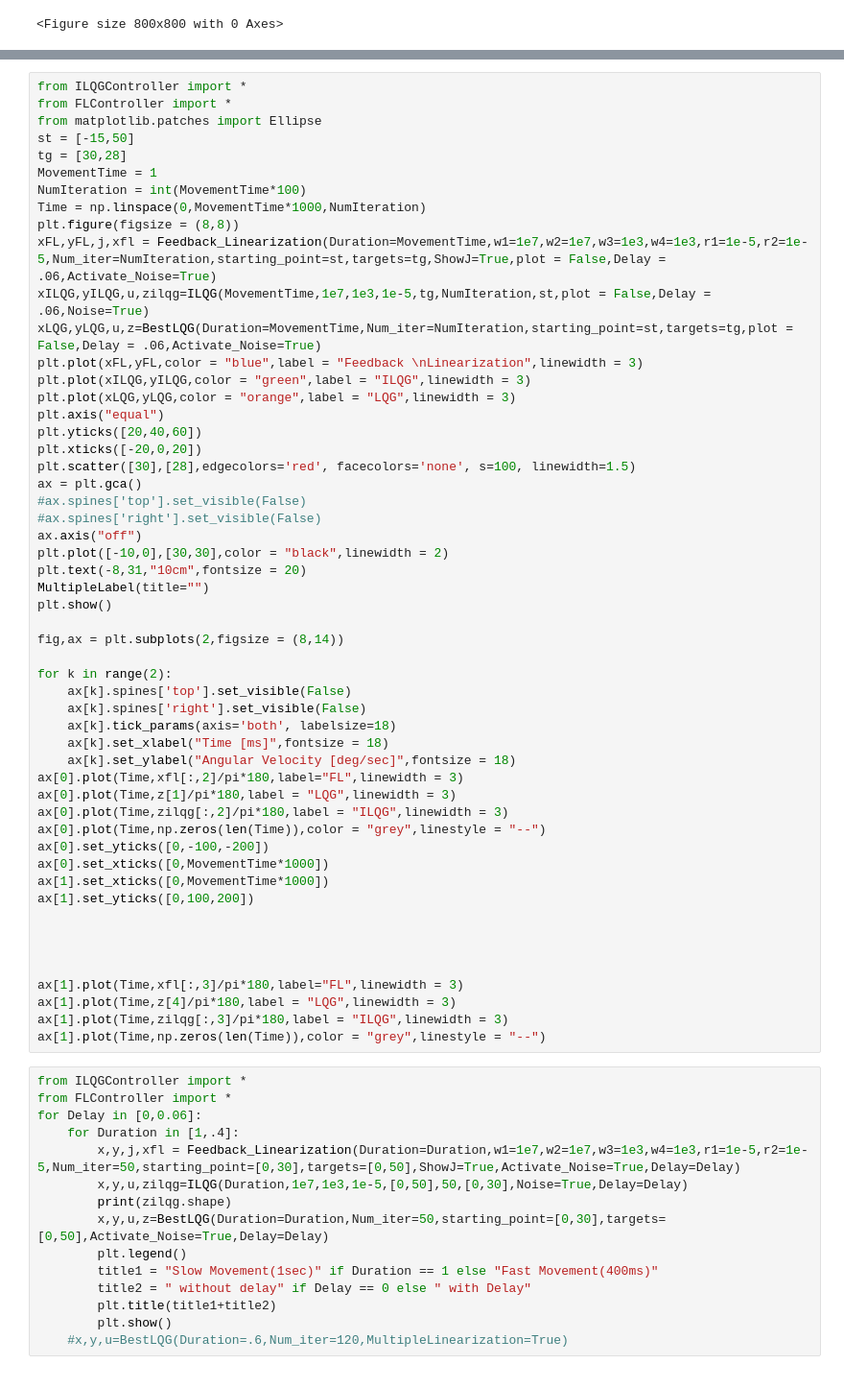
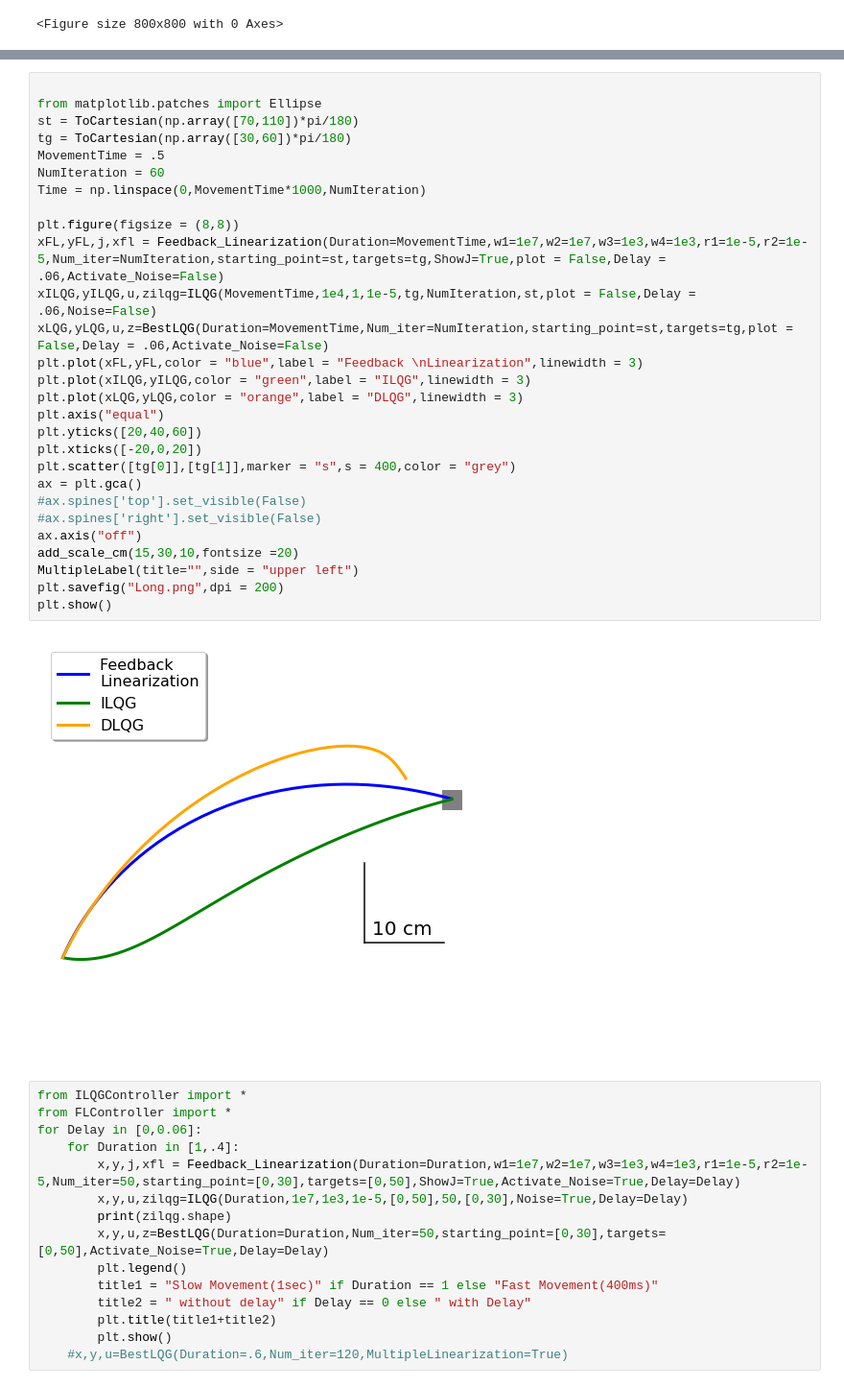
Before and after one commit to AlexandreThy/PhD, a Jupyter notebook: CurrentParts/BestLQG.ipynb, the cells around one changed output, grey strips where cells are left out. Shown at 96% size. Cells and saved outputs as stored; diff of their text form.

```diff
--- a/CurrentParts/BestLQG.ipynb
+++ b/CurrentParts/BestLQG.ipynb
@@ -269,56 +275,33 @@ plt.subplots_adjust(wspace=0.4,hspace = 0.3)
 # %%
-from ILQGController import *
-from FLController import *
+
 from matplotlib.patches import Ellipse
-st = [-15,50]
-tg = [30,28]
-MovementTime = 1
-NumIteration = int(MovementTime*100)
+st = ToCartesian(np.array([70,110])*pi/180)
+tg = ToCartesian(np.array([30,60])*pi/180)
+MovementTime = .5
+NumIteration = 60
 Time = np.linspace(0,MovementTime*1000,NumIteration)
+
 plt.figure(figsize = (8,8))
-xFL,yFL,j,xfl = Feedback_Linearization(Duration=MovementTime,w1=1e7,w2=1e7,w3=1e3,w4=1e3,r1=1e-5,r2=1e-5,Num_iter=NumIteration,starting_point=st,targets=tg,ShowJ=True,plot = False,Delay = .06,Activate_Noise=True)
-xILQG,yILQG,u,zilqg=ILQG(MovementTime,1e7,1e3,1e-5,tg,NumIteration,st,plot = False,Delay = .06,Noise=True)
-xLQG,yLQG,u,z=BestLQG(Duration=MovementTime,Num_iter=NumIteration,starting_point=st,targets=tg,plot = False,Delay = .06,Activate_Noise=True)
+xFL,yFL,j,xfl = Feedback_Linearization(Duration=MovementTime,w1=1e7,w2=1e7,w3=1e3,w4=1e3,r1=1e-5,r2=1e-5,Num_iter=NumIteration,starting_point=st,targets=tg,ShowJ=True,plot = False,Delay = .06,Activate_Noise=False)
+xILQG,yILQG,u,zilqg=ILQG(MovementTime,1e4,1,1e-5,tg,NumIteration,st,plot = False,Delay = .06,Noise=False)
+xLQG,yLQG,u,z=BestLQG(Duration=MovementTime,Num_iter=NumIteration,starting_point=st,targets=tg,plot = False,Delay = .06,Activate_Noise=False)
 plt.plot(xFL,yFL,color = "blue",label = "Feedback \nLinearization",linewidth = 3)
 plt.plot(xILQG,yILQG,color = "green",label = "ILQG",linewidth = 3)
-plt.plot(xLQG,yLQG,color = "orange",label = "LQG",linewidth = 3)
+plt.plot(xLQG,yLQG,color = "orange",label = "DLQG",linewidth = 3)
 plt.axis("equal")
 plt.yticks([20,40,60])
 plt.xticks([-20,0,20])
-plt.scatter([30],[28],edgecolors='red', facecolors='none', s=100, linewidth=1.5)
+plt.scatter([tg[0]],[tg[1]],marker = "s",s = 400,color = "grey")
 ax = plt.gca()
 #ax.spines['top'].set_visible(False)
 #ax.spines['right'].set_visible(False)
 ax.axis("off")
-plt.plot([-10,0],[30,30],color = "black",linewidth = 2)
-plt.text(-8,31,"10cm",fontsize = 20)
-MultipleLabel(title="")
+add_scale_cm(15,30,10,fontsize =20)
+MultipleLabel(title="",side = "upper left")
+plt.savefig("Long.png",dpi = 200)
 plt.show()
-
-fig,ax = plt.subplots(2,figsize = (8,14))
-
-for k in range(2):
-    ax[k].spines['top'].set_visible(False)
-    ax[k].spines['right'].set_visible(False)
-    ax[k].tick_params(axis='both', labelsize=18)
-    ax[k].set_xlabel("Time [ms]",fontsize = 18)
-    ax[k].set_ylabel("Angular Velocity [deg/sec]",fontsize = 18)
-ax[0].plot(Time,xfl[:,2]/pi*180,label="FL",linewidth = 3)
-ax[0].plot(Time,z[1]/pi*180,label = "LQG",linewidth = 3)
-ax[0].plot(Time,zilqg[:,2]/pi*180,label = "ILQG",linewidth = 3)
-ax[0].plot(Time,np.zeros(len(Time)),color = "grey",linestyle = "--")
-ax[0].set_yticks([0,-100,-200])
-ax[0].set_xticks([0,MovementTime*1000])
-ax[1].set_xticks([0,MovementTime*1000])
-ax[1].set_yticks([0,100,200])
-
-
-
-
-ax[1].plot(Time,xfl[:,3]/pi*180,label="FL",linewidth = 3)
-ax[1].plot(Time,z[4]/pi*180,label = "LQG",linewidth = 3)
-ax[1].plot(Time,zilqg[:,3]/pi*180,label = "ILQG",linewidth = 3)
-ax[1].plot(Time,np.zeros(len(Time)),color = "grey",linestyle = "--")
+# %% [output]
+[figure, added]
 # %%
 from ILQGController import *
 from FLController import *
```
Also changed, not shown: parts of 4 cells of this notebook, 6 other files.
